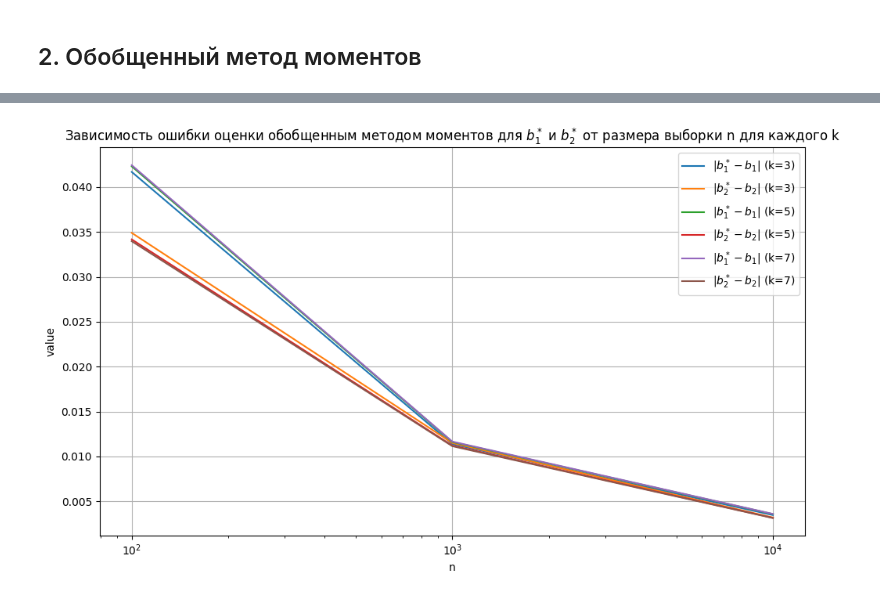
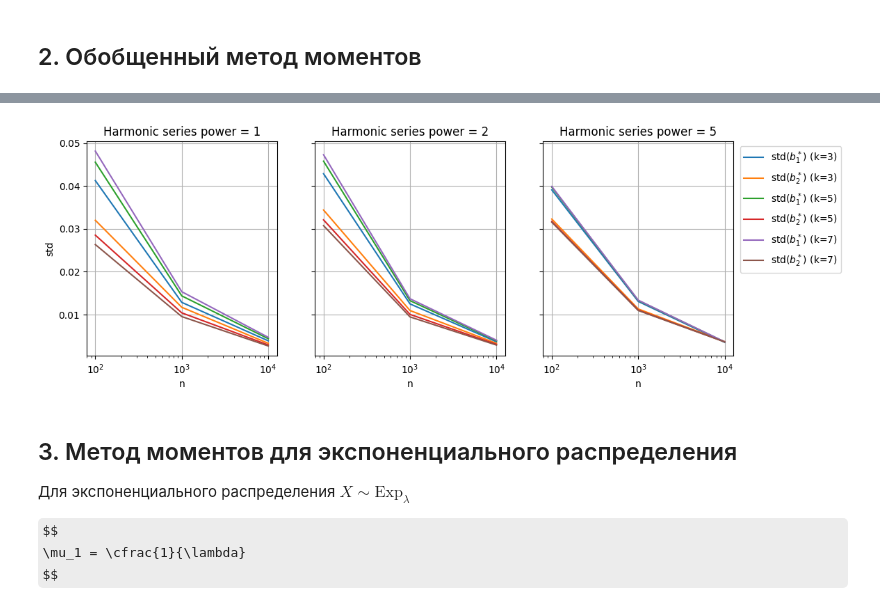
Before and after one commit to e1turin/ipkn-statistics, a Jupyter notebook: lab-3.ipynb, the cells around one changed output, grey strips where cells are left out. Cells and saved outputs as stored; diff of their text form; code cells hidden in the pictures; some formulas as TeX source.

```diff
--- a/lab-3.ipynb
+++ b/lab-3.ipynb
@@ -188,11 +192,21 @@ params_df
+# %%
+params_df = pd.read_csv("lab-3/uniform_gmm_hp.csv")
 # %%
 sizes = sorted(params_df["n"].unique())
 ks = params_df["k"].unique()
+hps = params_df["hp"].unique()
 # %%
-plt.figure(figsize=(10, 6))
+hp = hps[0]
+
+plt.figure(figsize=(8, 4))
 
 for k_val in ks:
-    sub = params_df[params_df["k"] == k_val].sort_values("n").groupby("n").mean()
+    sub = (
+        params_df[(params_df["k"] == k_val) & (params_df["hp"] == hp)]
+        .sort_values("n")
+        .groupby("n")
+        .mean()
+    )
     plt.plot(sizes, sub["b1"], label=f"$b_1^*$ (k={k_val})")
     plt.plot(sizes, sub["b2"], label=f"$b_2^*$ (k={k_val})")
 
@@ -201,8 +215,8 @@ plt.axhline(UNIFORM_HIGH, color='orange', linestyle='--', alpha=0.5, label='Ис
 plt.xscale("log")
 plt.xlabel("n")
 plt.ylabel("value")
-plt.title("Зависимость оценки обобщенным методом моментов для $b_1^*$ и $b_2^*$ от размера выборки n для каждого k")
-plt.legend()
+plt.title(f"Оценки GMM для $b_1^*$ и $b_2^*$ от размера выборки n для каждого k ({hp=:d})")
+plt.legend(bbox_to_anchor=(1.01, 1), loc="upper left")
 plt.grid(True)
 
 plt.tight_layout()
@@ -212,19 +226,38 @@ plt.show()
 # %%
-plt.figure(figsize=(10, 6))
+n = len(hps)
+figsize = (4, 4)
+fig, axs = plt.subplots(
+    1, n, figsize=(figsize[0] * n, figsize[1]), squeeze=False, sharey=True
+)
 
-for k_val in ks:
-    sub = params_df[params_df["k"] == k_val].sort_values("n").groupby("n").std()
-    plt.plot(sizes, sub["b1"], label=f"$|b_1^* - b_1|$ (k={k_val})")
-    plt.plot(sizes, sub["b2"], label=f"$|b_2^* - b_2|$ (k={k_val})")
+for i, hp in enumerate(hps):
+    ax = axs[0, i]
 
-plt.xscale("log")
-plt.xlabel("n")
-plt.ylabel("value")
-plt.title("Зависимость ошибки оценки обобщенным методом моментов для $b_1^*$ и $b_2^*$ от размера выборки n для каждого k")
-plt.legend()
-plt.grid(True)
+    for k_val in ks:
+        sub = (
+            params_df[(params_df["k"] == k_val) & (params_df["hp"] == hp)]
+            .sort_values("n")
+            .groupby("n")
+            .std()
+        )
+        ax.plot(sizes, sub["b1"], label=f"std($b_1^*$) (k={k_val})")
+        ax.plot(sizes, sub["b2"], label=f"std($b_2^*$) (k={k_val})")
 
-plt.tight_layout()
+    ax.grid(True)
+    ax.set_xscale("log")
+    ax.set_xlabel("n")
+    ax.set_title(f"Harmonic series power = {hp:d}")
+
+axs[0, -1].legend(bbox_to_anchor=(1.01, 1), loc="upper left")
+axs[0, 0].set_ylabel("std")
 plt.show()
 # %% [output]
-[figure, old version]
+[figure, new version]
+# %% [markdown]
+## 3. Метод моментов для экспоненциального распределения
+
+Для экспоненциального распределения $X \sim \mathrm{Exp}_{\lambda}$
+
+$$
+\mu_1 = \cfrac{1}{\lambda}
+$$
```
Also changed, not shown: parts of 13 cells of this notebook.
